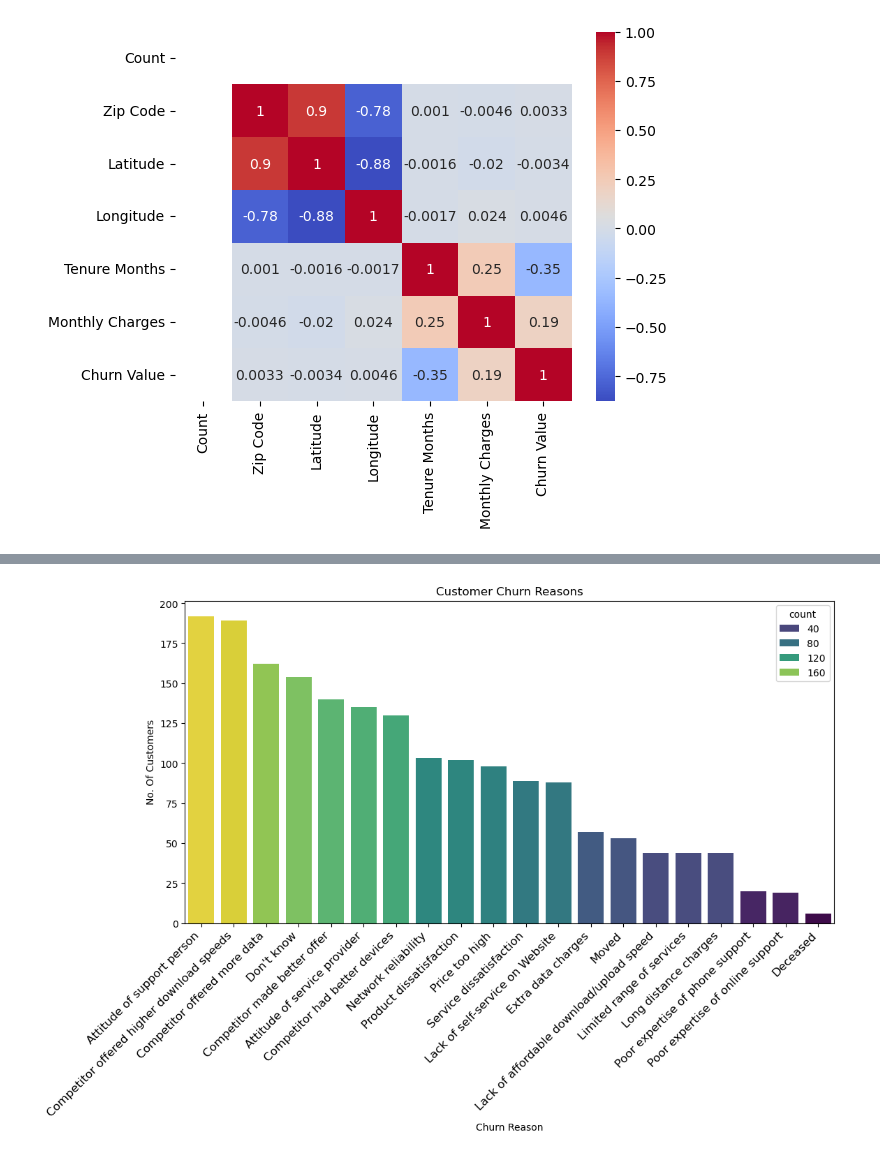
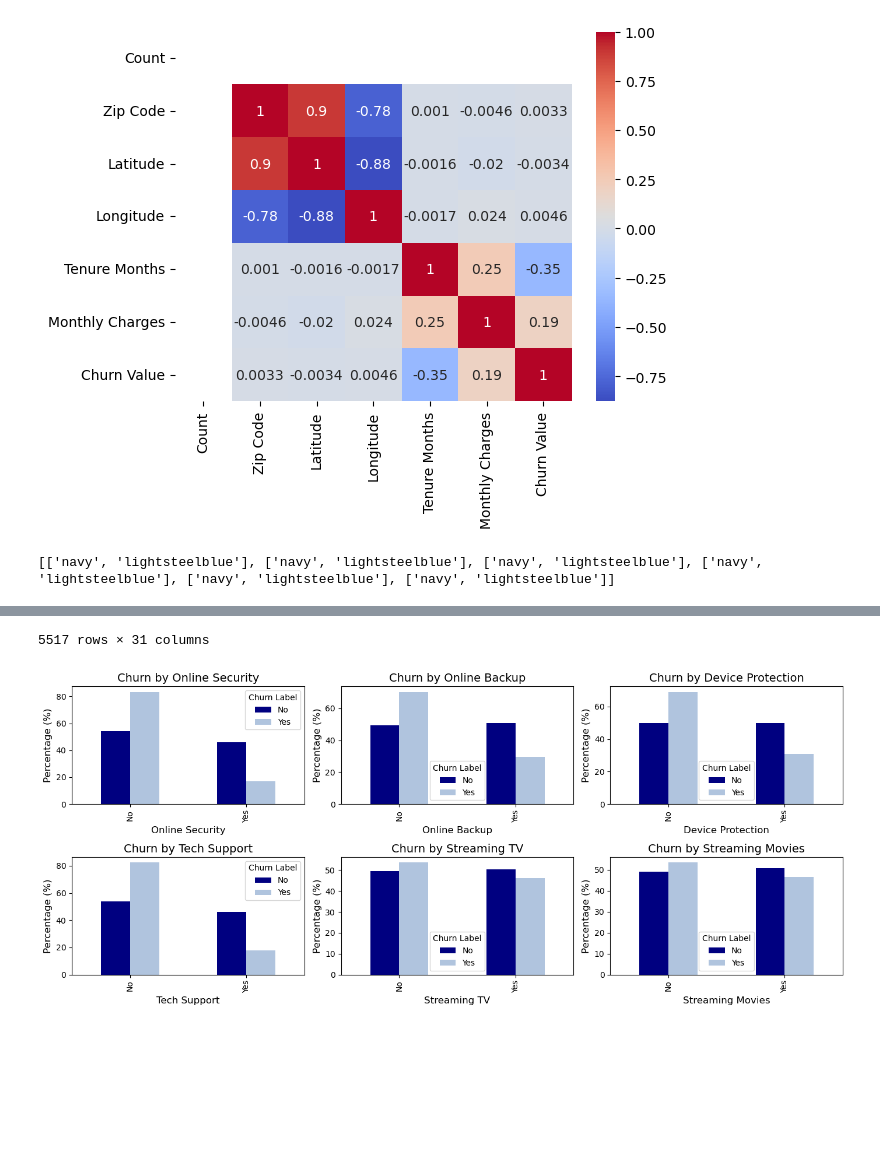
Before and after one commit to kirilvino/Swan-Project-Team-7, a Jupyter notebook: SwanKiril.ipynb, the cells around one changed output, grey strips where cells are left out. Drawn from its saved outputs; the diff is of its cells as text; code cells hidden in the pictures; blank space fills up the shorter version.

```diff
--- a/SwanKiril.ipynb
+++ b/SwanKiril.ipynb
@@ -58,3 +58,35 @@ sns.heatmap(data = df.corr(numeric_only = True),
 plt.show()
 # %% [output]
 [figure]
+# %%
+# Columns to analyze
+columns = ['Online Security', 'Online Backup', 'Device Protection', 'Tech Support','Streaming TV', 'Streaming Movies']
+titles = ['Churn by Online Security', 'Churn by Online Backup', 'Churn by Device Protection', 'Churn by Tech Support', 'Churn by Streaming TV', 'Churn by Streaming Movies']
+colors = [['navy', 'lightsteelblue'], ['navy', 'lightsteelblue'], ['navy', 'lightsteelblue'], ['navy', 'lightsteelblue'], ['navy', 'lightsteelblue'], ['navy', 'lightsteelblue']]
+print(colors)
+
+# Create subplots
+fig, axes = plt.subplots(2, 3, figsize=(14, 6))
+axes = axes.flatten()
+
+# Remove rows where InternetService is 'No'
+df_internet = df[df['Internet Service'] != 'No']
+display(df_internet)
+
+# Loop through columns
+for idx, (col, title, color_palette) in enumerate(zip(columns, titles, colors)):
+    # Calculate crosstab with percentages
+    crosstab = pd.crosstab(df_internet[col], df_internet['Churn Label'], normalize='columns') * 100
+
+    # Create horizontal bar plot
+    crosstab.plot(kind='bar', ax=axes[idx], color=color_palette[:len(crosstab.columns)])
+
+    # Set titles and labels
+    axes[idx].set_title(title, fontsize=14)
+    axes[idx].set_xlabel(col, fontsize=12)
+    axes[idx].set_ylabel('Percentage (%)', fontsize=12)
+
+plt.tight_layout()
+plt.show()
+# %% [output]
+[['navy', 'lightsteelblue'], ['navy', 'lightsteelblue'], ['navy', 'lightsteelblue'], ['navy', 'lightsteelblue'], ['navy', 'lightsteelblue'], ['navy', 'lightsteelblue']]
@@ -60,0 +105,2 @@ plt.show()
+5517 rows × 31 columns
+[figure, added]
@@ -61,12 +160,13 @@ plt.show()
 # %%
-churnValue_Reason = df[['Churn Value', 'Churn Reason']]
+# Graphing the top reasons customers gave for churning
+churnValue_Reason = df[['churn_value', 'churn_reason']]
 churnValue_Reason
-churned = churnValue_Reason[churnValue_Reason['Churn Value'] == 1]
+churned = churnValue_Reason[churnValue_Reason['churn_value'] == 1]
 reasonCounts = churned.value_counts()
-reasonCounts = pd.DataFrame(reasonCounts).reset_index().rename(columns={'index': 'Churn Reason', 0: 'Count'})
+reasonCounts = pd.DataFrame(reasonCounts).reset_index().rename(columns={'index': 'churn_reason', 0: 'Count'})
 reasonCounts
 plt.figure(figsize=(12,6))
-sns.barplot(x=reasonCounts['Churn Reason'], y=reasonCounts['count'], palette='viridis', hue = reasonCounts['count'])
+sns.barplot(x=reasonCounts['churn_reason'], y=reasonCounts['count'], palette='Blues', hue = reasonCounts['count'])
 plt.xlabel('Churn Reason')
 plt.xticks(rotation= 45, # rotating labels
            horizontalalignment = 'right', # aligning them with the bars
@@ -76,5 +176,3 @@ plt.xticks(rotation= 45, # rotating labels
 plt.ylabel('No. Of Customers')
 plt.title('Customer Churn Reasons')
 plt.show()
-# %% [output]
-[figure, removed]
```
Also changed, not shown: parts of 2 cells of this notebook.
